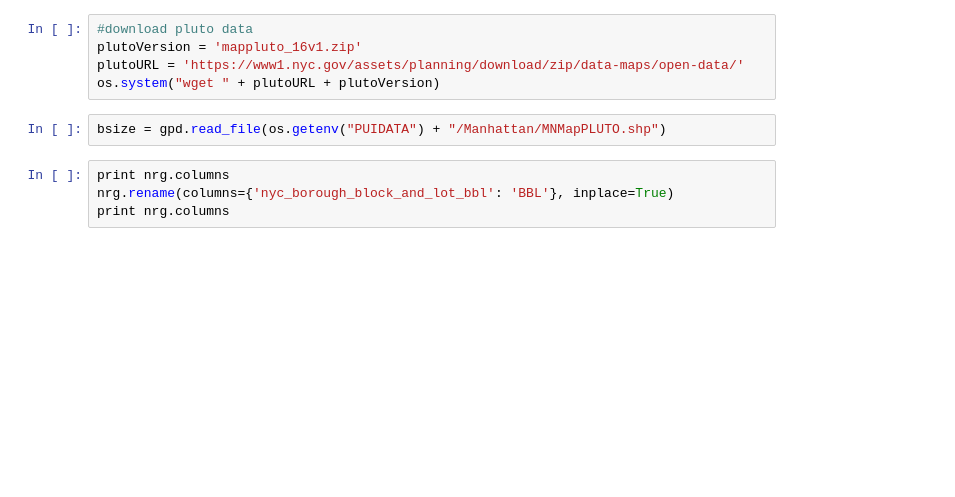
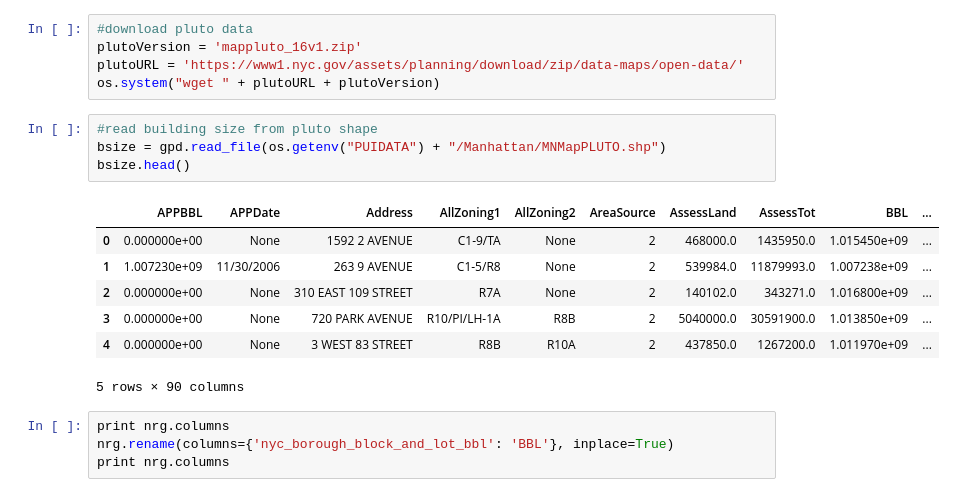
Before and after one commit to alephcero/PUI2016_fdg224, a Jupyter notebook: HW6_fdg224/HW6_1_fdg224.ipynb, the cells around one changed output. Cells and saved outputs as stored; diff of their text form; blank space fills up the shorter version.

```diff
--- a/HW6_fdg224/HW6_1_fdg224.ipynb
+++ b/HW6_fdg224/HW6_1_fdg224.ipynb
@@ -31,7 +30,17 @@ plutoVersion = 'mappluto_16v1.zip'
 plutoURL = 'https://www1.nyc.gov/assets/planning/download/zip/data-maps/open-data/'
 os.system("wget " + plutoURL + plutoVersion)
 # %%
+#read building size from pluto shape
 bsize = gpd.read_file(os.getenv("PUIDATA") + "/Manhattan/MNMapPLUTO.shp")
+bsize.head()
+# %% [output]
+|  | APPBBL | APPDate | Address | AllZoning1 | AllZoning2 | AreaSource | AssessLand | AssessTot | BBL | ... |
+| 0 | 0.000000e+00 | None | 1592 2 AVENUE | C1-9/TA | None | 2 | 468000.0 | 1435950.0 | 1.015450e+09 | ... |
+| 1 | 1.007230e+09 | 11/30/2006 | 263 9 AVENUE | C1-5/R8 | None | 2 | 539984.0 | 11879993.0 | 1.007238e+09 | ... |
+| 2 | 0.000000e+00 | None | 310 EAST 109 STREET | R7A | None | 2 | 140102.0 | 343271.0 | 1.016800e+09 | ... |
+| 3 | 0.000000e+00 | None | 720 PARK AVENUE | R10/PI/LH-1A | R8B | 2 | 5040000.0 | 30591900.0 | 1.013850e+09 | ... |
+| 4 | 0.000000e+00 | None | 3 WEST 83 STREET | R8B | R10A | 2 | 437850.0 | 1267200.0 | 1.011970e+09 | ... |
+5 rows × 90 columns
 # %%
 print nrg.columns
 nrg.rename(columns={'nyc_borough_block_and_lot_bbl': 'BBL'}, inplace=True)
```
Also changed, not shown: parts of 30 cells of this notebook.
